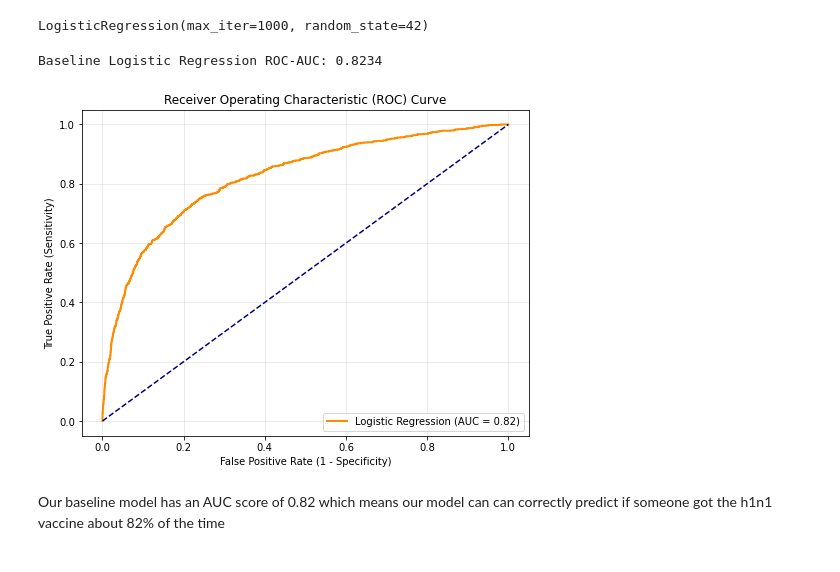
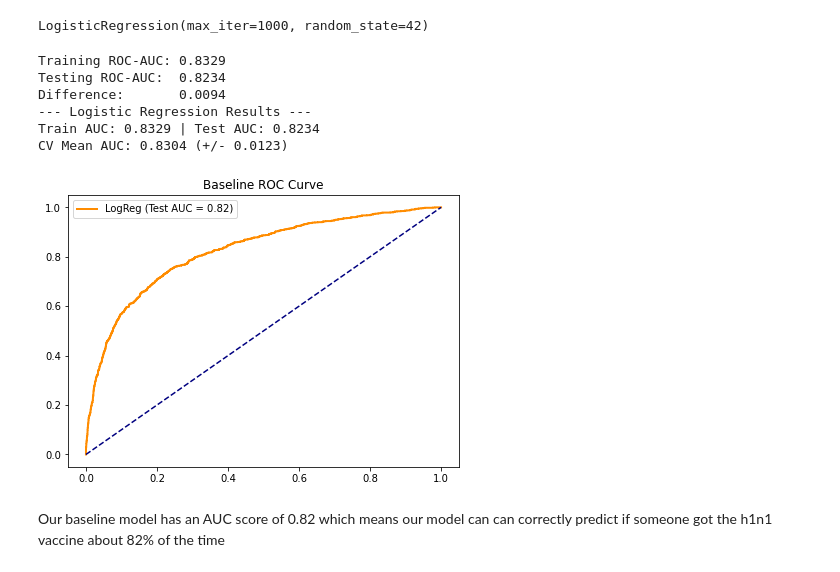
Before and after one commit to vkones/Project-3-Machine-Learning, a Jupyter notebook: index.ipynb, the cells around one changed output. Drawn from its saved outputs; the diff is of its cells as text; code cells hidden in the pictures.

```diff
--- a/index.ipynb
+++ b/index.ipynb
@@ -289,30 +289,45 @@ base_model = logreg.fit(X_train_final, y_train)
 base_model
 # %% [output]
 LogisticRegression(max_iter=1000, random_state=42)
-# %%
-from sklearn.metrics import roc_auc_score, roc_curve
-
-# 2. Get Probabilities
-y_pred_probs = base_model.predict_proba(X_test_final)[:, 1]
-
-# 3. Calculate AUC
-auc_score = roc_auc_score(y_test, y_pred_probs)
-print(f"Baseline Logistic Regression ROC-AUC: {auc_score:.4f}")
-
-# 4. Visualize the ROC Curve (Excellent for your presentation!)
-fpr, tpr, thresholds = roc_curve(y_test, y_pred_probs)
-
-plt.figure(figsize=(8, 6))
-plt.plot(fpr, tpr, label=f'Logistic Regression (AUC = {auc_score:.2f})', color='darkorange', lw=2)
-plt.plot([0, 1], [0, 1], color='navy', linestyle='--') # The "Random Guess" line
-plt.xlabel('False Positive Rate (1 - Specificity)')
-plt.ylabel('True Positive Rate (Sensitivity)')
-plt.title('Receiver Operating Characteristic (ROC) Curve')
-plt.legend(loc="lower right")
-plt.grid(alpha=0.3)
-plt.show()
-# %% [output]
-Baseline Logistic Regression ROC-AUC: 0.8234
-[figure, removed]
+# %%
+# 1. Get probabilities for both sets
+from sklearn.model_selection import cross_val_score
+from sklearn.metrics import roc_auc_score,roc_curve
+
+
+train_probs = base_model.predict_proba(X_train_final)[:, 1]
+test_probs = base_model.predict_proba(X_test_final)[:, 1]
+
+# 2. Calculate AUC for both
+train_auc = roc_auc_score(y_train, train_probs)
+test_auc = roc_auc_score(y_test, test_probs)
+
+print(f"Training ROC-AUC: {train_auc:.4f}")
+print(f"Testing ROC-AUC:  {test_auc:.4f}")
+print(f"Difference:       {train_auc - test_auc:.4f}")
+
+# --- 2. Cross-Validation (The Stability Check) ---
+cv_scores = cross_val_score(base_model, X_train_final, y_train, cv=5, scoring='roc_auc')
+
+print(f"--- Logistic Regression Results ---")
+print(f"Train AUC: {train_auc:.4f} | Test AUC: {test_auc:.4f}")
+print(f"CV Mean AUC: {cv_scores.mean():.4f} (+/- {cv_scores.std() * 2:.4f})")
+
+# --- 3. Visualization ---
+fpr, tpr, _ = roc_curve(y_test, test_probs)
+plt.figure(figsize=(7, 5))
+plt.plot(fpr, tpr, label=f'LogReg (Test AUC = {test_auc:.2f})', color='darkorange', lw=2)
+plt.plot([0, 1], [0, 1], color='navy', linestyle='--')
+plt.title('Baseline ROC Curve')
+plt.legend()
+plt.show()
+# %% [output]
+Training ROC-AUC: 0.8329
+Testing ROC-AUC:  0.8234
+Difference:       0.0094
+--- Logistic Regression Results ---
+Train AUC: 0.8329 | Test AUC: 0.8234
+CV Mean AUC: 0.8304 (+/- 0.0123)
+[figure, added]
 # %% [markdown]
 Our baseline model has an AUC score of 0.82 which means our model can can correctly predict if someone got the h1n1 vaccine about 82% of the time
```
Also changed, not shown: parts of 12 cells of this notebook, 1 other file.
